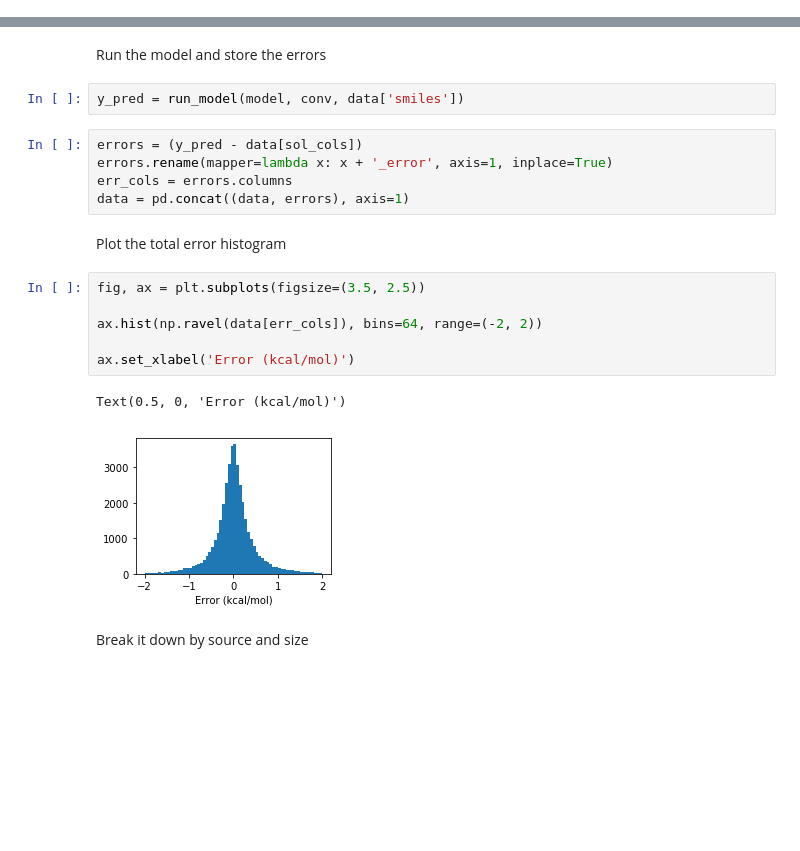
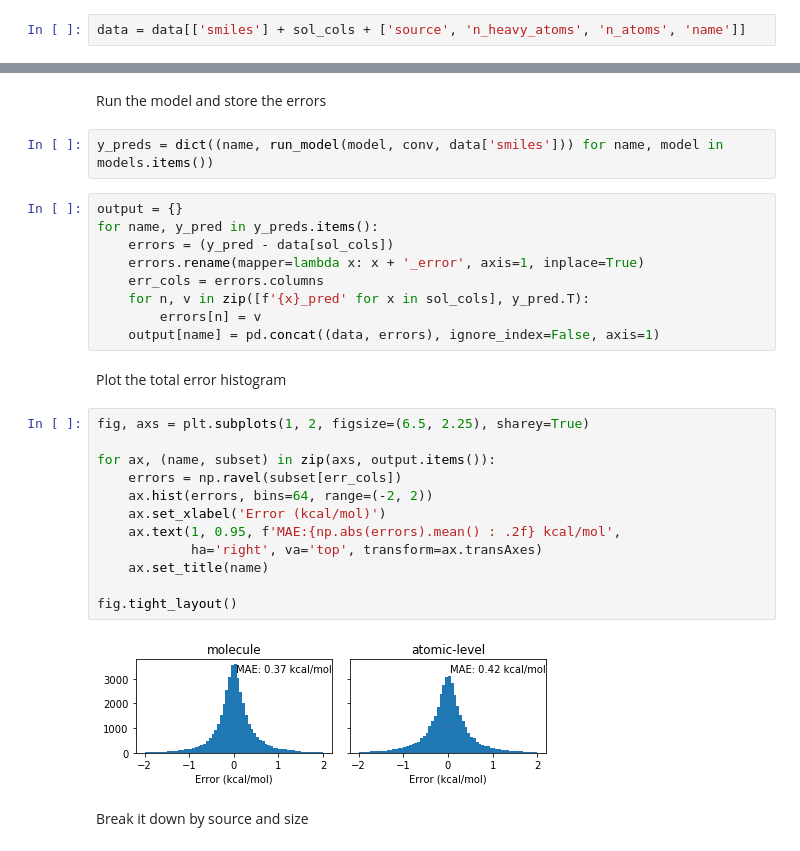
Before and after one commit to globus-labs/solvation-energy-ml, a Jupyter notebook: external-validation/0_run-on-large-molecules.ipynb, the cells around one changed output, grey strips where cells are left out. Drawn from its saved outputs; the diff is of its cells as text; blank space fills up the shorter version.

```diff
--- a/external-validation/0_run-on-large-molecules.ipynb
+++ b/external-validation/0_run-on-large-molecules.ipynb
@@ -128,3 +136,5 @@ Found 3 solvation energy columns
+# %%
+data = data[['smiles'] + sol_cols + ['source', 'n_heavy_atoms', 'n_atoms', 'name']]
 # %% [markdown]
 Modify the converter to produce entries for these solvents
 # %%
@@ -132,23 +142,32 @@ conv.dielectric_cnsts = [dielectric_constants[c] for c in sol_cols]
 # %% [markdown]
 Run the model and store the errors
 # %%
-y_pred = run_model(model, conv, data['smiles'])
+y_preds = dict((name, run_model(model, conv, data['smiles'])) for name, model in models.items())
 # %%
-errors = (y_pred - data[sol_cols])
-errors.rename(mapper=lambda x: x + '_error', axis=1, inplace=True)
-err_cols = errors.columns
-data = pd.concat((data, errors), axis=1)
+output = {}
+for name, y_pred in y_preds.items():
+    errors = (y_pred - data[sol_cols])
+    errors.rename(mapper=lambda x: x + '_error', axis=1, inplace=True)
+    err_cols = errors.columns
+    for n, v in zip([f'{x}_pred' for x in sol_cols], y_pred.T):
+        errors[n] = v
+    output[name] = pd.concat((data, errors), ignore_index=False, axis=1)
 # %% [markdown]
 Plot the total error histogram
-# %%
-fig, ax = plt.subplots(figsize=(3.5, 2.5))
-
-ax.hist(np.ravel(data[err_cols]), bins=64, range=(-2, 2))
-
-ax.set_xlabel('Error (kcal/mol)')
-# %% [output]
-Text(0.5, 0, 'Error (kcal/mol)')
-[figure, removed]
+# %%
+fig, axs = plt.subplots(1, 2, figsize=(6.5, 2.25), sharey=True)
+
+for ax, (name, subset) in zip(axs, output.items()):
+    errors = np.ravel(subset[err_cols])
+    ax.hist(errors, bins=64, range=(-2, 2))
+    ax.set_xlabel('Error (kcal/mol)')
+    ax.text(1, 0.95, f'MAE:{np.abs(errors).mean() : .2f} kcal/mol',
+            ha='right', va='top', transform=ax.transAxes)
+    ax.set_title(name)
+
+fig.tight_layout()
+# %% [output]
+[figure, added]
 # %% [markdown]
 Break it down by source and size
 # %%
```
Also changed, not shown: parts of 44 cells of this notebook, 10 other files.
